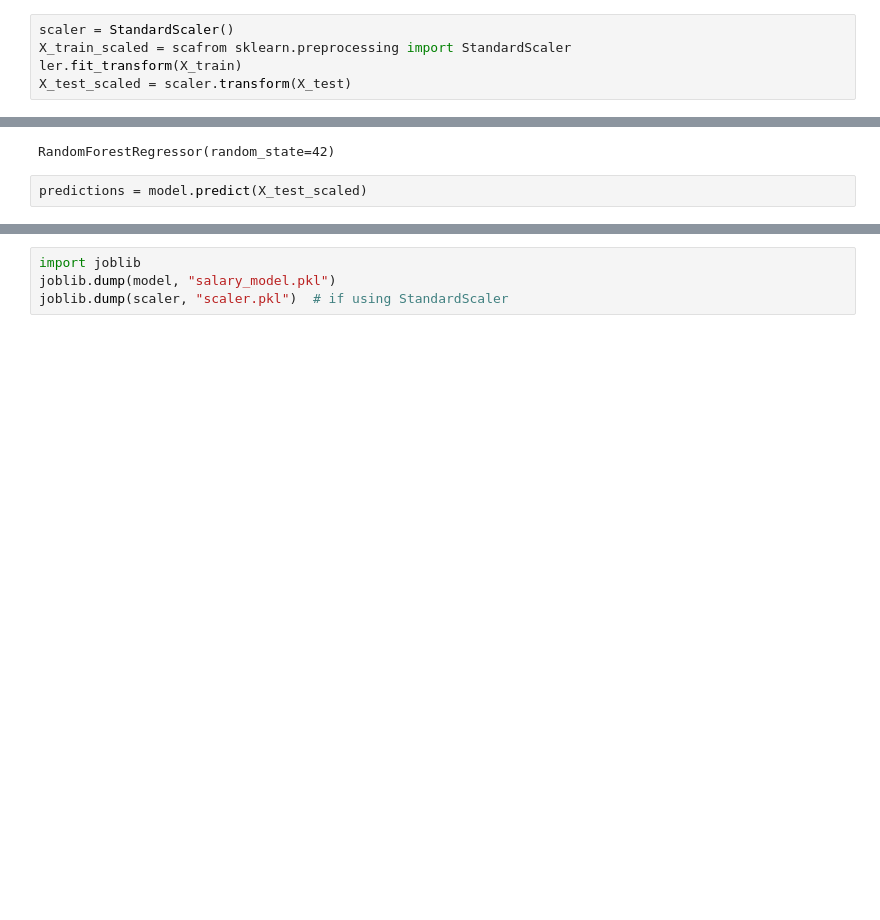
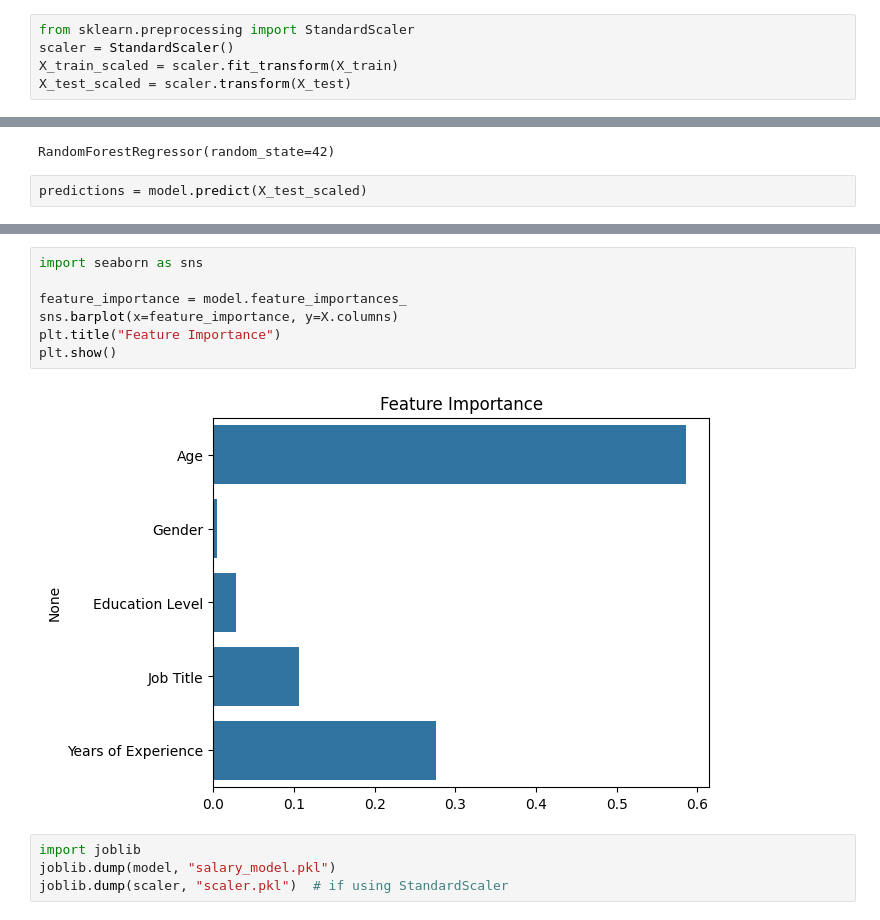
Before and after one commit to SAMEEHASULTAN/Machine-Learning-projects, a Jupyter notebook: SalaryPrediction.ipynb, the cells around one changed output, grey strips where cells are left out. Drawn from its saved outputs; the diff is of its cells as text; blank space fills up the shorter version.

```diff
--- a/SalaryPrediction.ipynb
+++ b/SalaryPrediction.ipynb
@@ -180,9 +178,9 @@ dtype: float64
 from sklearn.model_selection import train_test_split
 X_train, X_test, y_train, y_test = train_test_split(X, y, test_size=0.2, random_state=42)
 # %%
+from sklearn.preprocessing import StandardScaler
 scaler = StandardScaler()
-X_train_scaled = scafrom sklearn.preprocessing import StandardScaler
-ler.fit_transform(X_train)
+X_train_scaled = scaler.fit_transform(X_train)
 X_test_scaled = scaler.transform(X_test)
 # %%
 #Train using Random Forest Regressor
@@ -219,6 +218,15 @@ plt.plot([y_test.min(), y_test.max()], [y_test.min(), y_test.max()], 'r--')
 plt.show()
 # %% [output]
 [figure]
+# %%
+import seaborn as sns
+
+feature_importance = model.feature_importances_
+sns.barplot(x=feature_importance, y=X.columns)
+plt.title("Feature Importance")
+plt.show()
+# %% [output]
+[figure, added]
 # %%
 import joblib
 joblib.dump(model, "salary_model.pkl")
```
Also changed, not shown: parts of 3 cells of this notebook, 6 other files.
